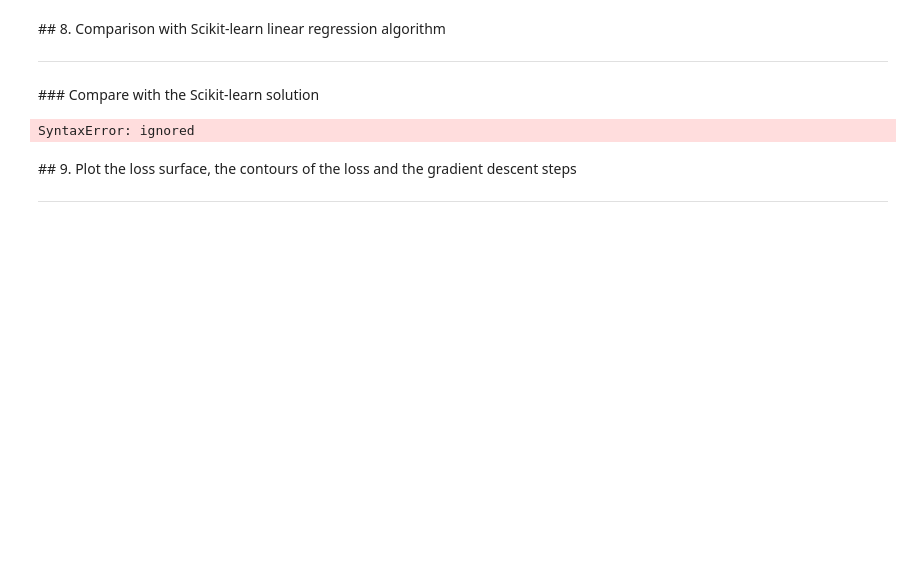
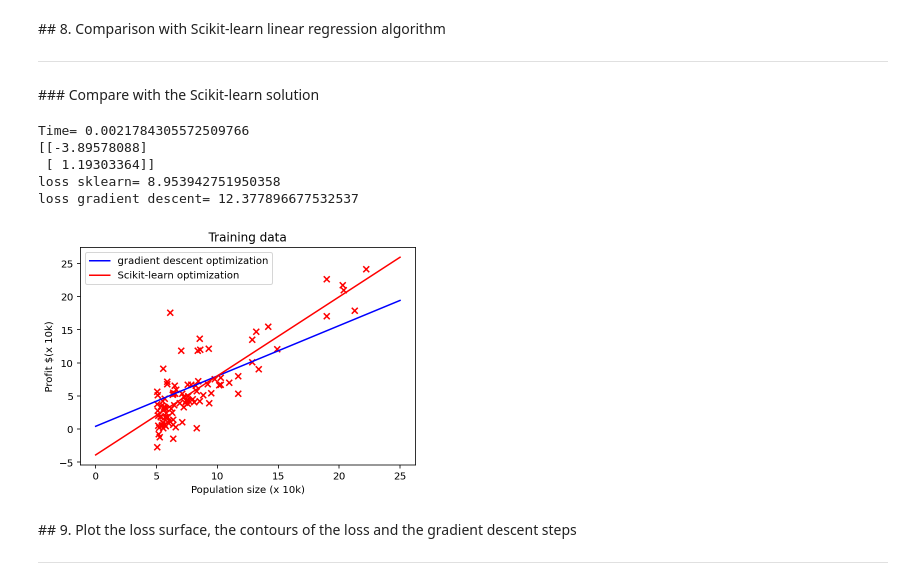
Before and after one commit to yesoly/MachineLearningProject, a Jupyter notebook: Assignment_02_b.ipynb, the cells around one changed output. Saved outputs shown, nothing was run; the diff lists cells and outputs as text; code cells hidden in the pictures; blank space fills up the shorter version.

```diff
--- a/Assignment_02_b.ipynb
+++ b/Assignment_02_b.ipynb
@@ -277,39 +277,43 @@ No handles with labels found to put in legend.
 # %%
 # run linear regression with scikit-learn
 start = time.time()
 lin_reg_sklearn = LinearRegression()
-lin_reg_sklearn.fit( ) # learn the model parameters
+lin_reg_sklearn.fit(x_train.reshape(-1,1), y_train) # learn the model parameters
 print('Time=',time.time() - start)
 
 
 # compute loss value
 w_sklearn = np.zeros([2,1])
-w_sklearn[0,0] = lin_reg_sklearn.intercept_
-w_sklearn[1,0] = lin_reg_sklearn.coef_
+w_sklearn[0,0] = lin_reg_sklearn.intercept_ # 절편
+w_sklearn[1,0] = lin_reg_sklearn.coef_ # 기울기
 
 print(w_sklearn)
-
-loss_sklearn = loss_mse( ) # compute the loss from the sklearn solution
+y_pred_sklearn = lin_reg_sklearn.predict(x_train.reshape(-1,1)) # prediction obtained by the sklearn library
+loss_sklearn = loss_mse(y_pred_sklearn, y_train) # compute the loss from the sklearn solution
 
 print('loss sklearn=',loss_sklearn)
 print('loss gradient descent=',L_iters[-1])
 
 
 # plot
-y_pred_sklearn = # prediction obtained by the sklearn library
+plt.figure(3)
+y_pred_skl = w_sklearn[0,0] + w_sklearn[1,0] * x_pred # compute the prediction values within the given domain x_pred
 
-plt.figure(3)
-
-plt.scatter( )
-plt.plot( )
-plt.plot( )
+plt.scatter(x_train.reshape(-1,1), y_train, c="r", marker="x")
+plt.plot(x_pred, y_pred, c='b', label = "gradient descent optimization")
+plt.plot(x_pred, y_pred_skl, c='r', label = "Scikit-learn optimization" )
 plt.legend(loc='best')
 plt.title('Training data')
 plt.xlabel('Population size (x 10k)')
 plt.ylabel('Profit $(x 10k)')
 plt.show()
 # %% [output]
-SyntaxError: ignored
+Time= 0.0021784305572509766
+[[-3.89578088]
+ [ 1.19303364]]
+loss sklearn= 8.953942751950358
+loss gradient descent= 12.377896677532537
+[figure, added]
 # %% [markdown]
 ## 9. Plot the loss surface, the contours of the loss and the gradient descent steps
 <hr>
```
Also changed, not shown: parts of 9 cells of this notebook.
